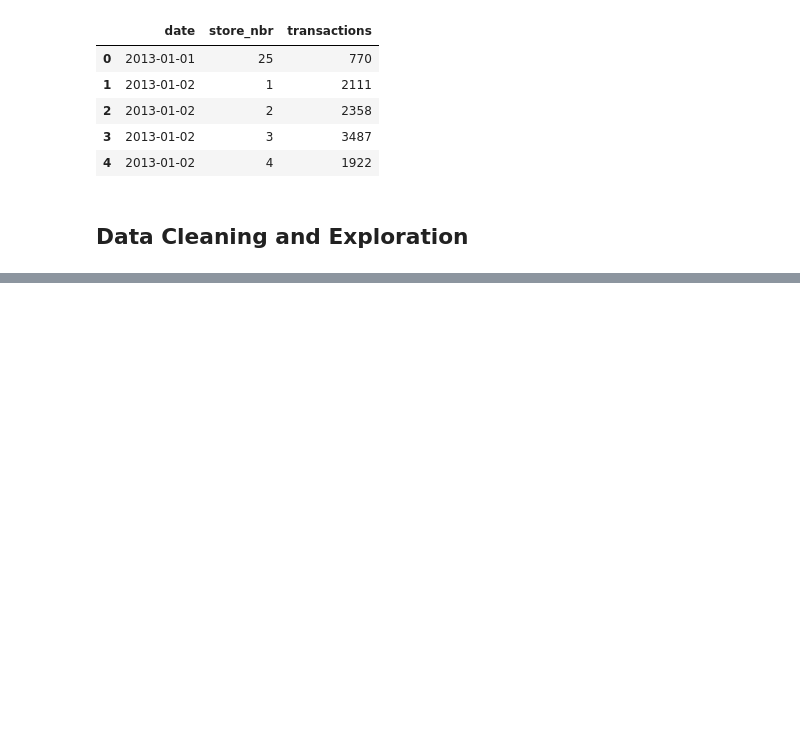
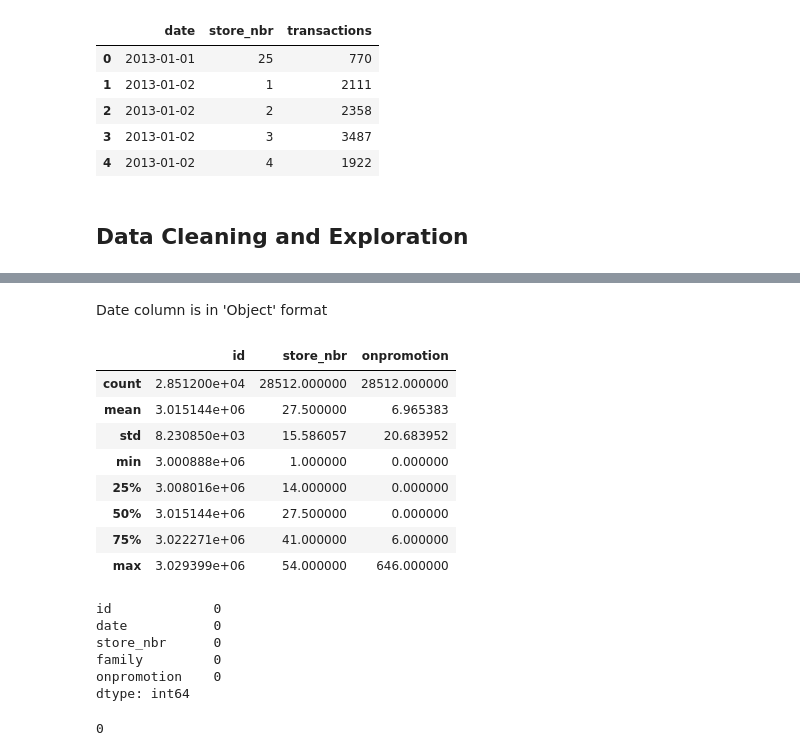
Before and after one commit to BrianBassey37/Data_Science_Projects, a Jupyter notebook: notebooks/RegressionNotebook.ipynb, the cells around one changed output, grey strips where cells are left out. Cells and saved outputs as stored; diff of their text form; code cells hidden in the pictures; blank space fills up the shorter version.

```diff
--- a/notebooks/RegressionNotebook.ipynb
+++ b/notebooks/RegressionNotebook.ipynb
@@ -115,0 +193,27 @@ Transactions_Data.head()
+# %% [markdown]
+Date column is in 'Object' format
+# %%
+test_data.describe()
+# %% [output]
+|  | id | store_nbr | onpromotion |
+| count | 2.851200e+04 | 28512.000000 | 28512.000000 |
+| mean | 3.015144e+06 | 27.500000 | 6.965383 |
+| std | 8.230850e+03 | 15.586057 | 20.683952 |
+| min | 3.000888e+06 | 1.000000 | 0.000000 |
+| 25% | 3.008016e+06 | 14.000000 | 0.000000 |
+| 50% | 3.015144e+06 | 27.500000 | 0.000000 |
+| 75% | 3.022271e+06 | 41.000000 | 6.000000 |
+| max | 3.029399e+06 | 54.000000 | 646.000000 |
+# %%
+test_data.isnull().sum()
+# %% [output]
+id             0
+date           0
+store_nbr      0
+family         0
+onpromotion    0
+dtype: int64
+# %%
+test_data.duplicated().sum()
+# %% [output]
+0
```
Also changed, not shown: parts of 27 cells of this notebook.
